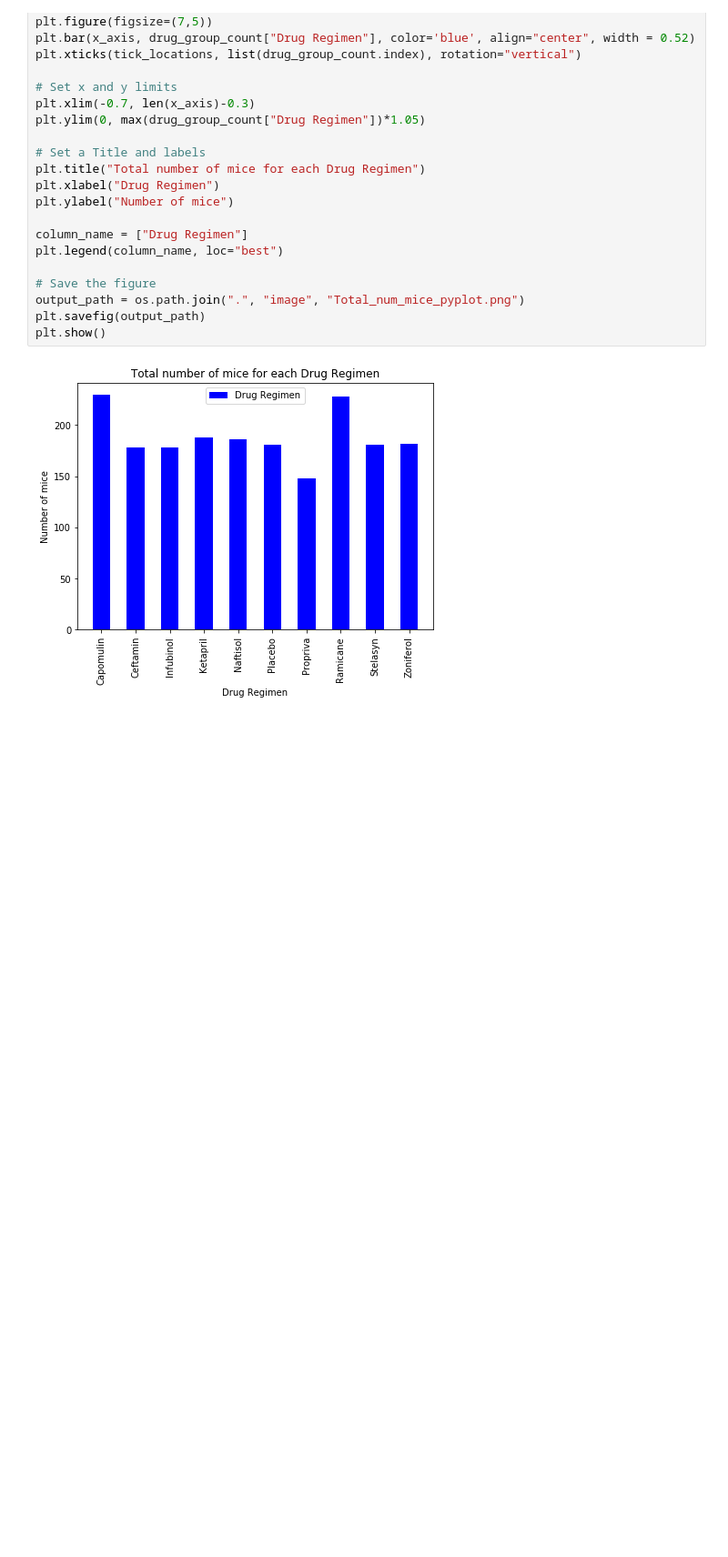
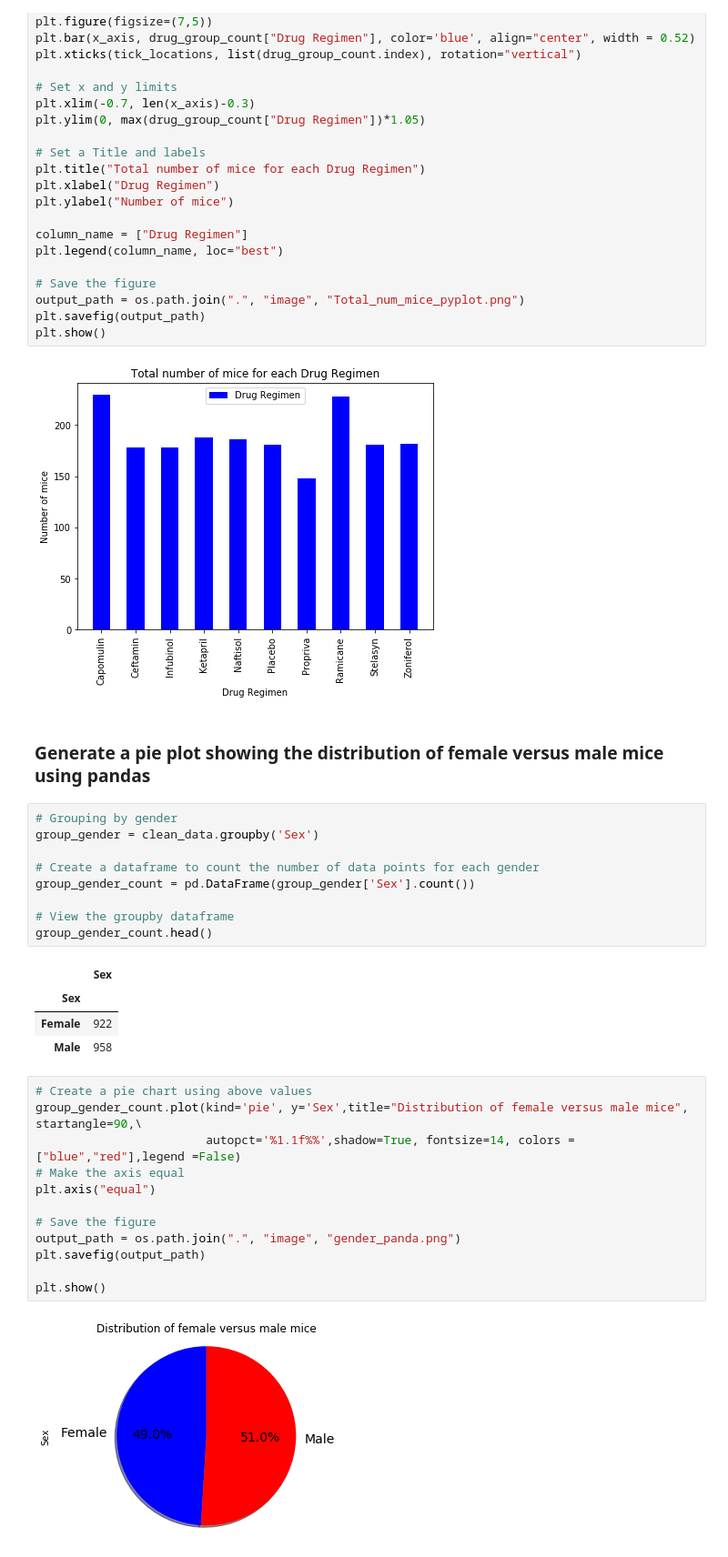
Before and after one commit to ShimsyV/Matplotlib---The-Power-of-Plots, a Jupyter notebook: the_power_of_plots.ipynb, the cells around one changed output. Shown at 91% size. Drawn from its saved outputs; the diff is of its cells as text; blank space fills up the shorter version.

Commit message:
Created a pie chart to illustrate the dustribution of female vs male

```diff
--- a/the_power_of_plots.ipynb
+++ b/the_power_of_plots.ipynb
@@ -193,3 +193,33 @@ plt.savefig(output_path)
 plt.show()
 # %% [output]
 [figure]
+# %% [markdown]
+### Generate a pie plot showing the distribution of female versus male mice using pandas
+# %%
+# Grouping by gender
+group_gender = clean_data.groupby('Sex')
+
+# Create a dataframe to count the number of data points for each gender
+group_gender_count = pd.DataFrame(group_gender['Sex'].count())
+
+# View the groupby dataframe
+group_gender_count.head()
+# %% [output]
+|  | Sex |
+| Sex |  |
+| Female | 922 |
+| Male | 958 |
+# %%
+# Create a pie chart using above values
+group_gender_count.plot(kind='pie', y='Sex',title="Distribution of female versus male mice", startangle=90,\
+                        autopct='%1.1f%%',shadow=True, fontsize=14, colors =["blue","red"],legend =False)
+# Make the axis equal
+plt.axis("equal")
+
+# Save the figure
+output_path = os.path.join(".", "image", "gender_panda.png")
+plt.savefig(output_path)
+
+plt.show()
+# %% [output]
+[figure, added]
```
Also changed, not shown: parts of 2 cells of this notebook, 1 other file.
